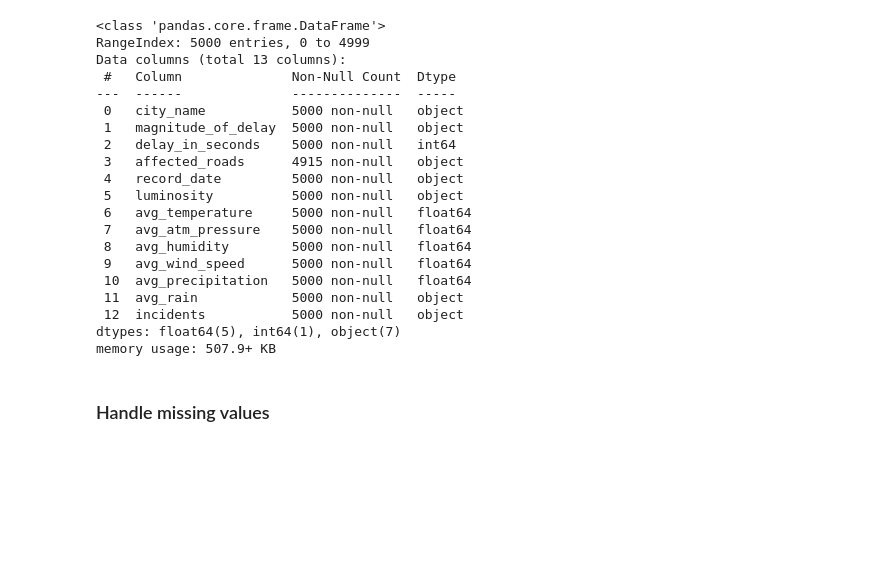
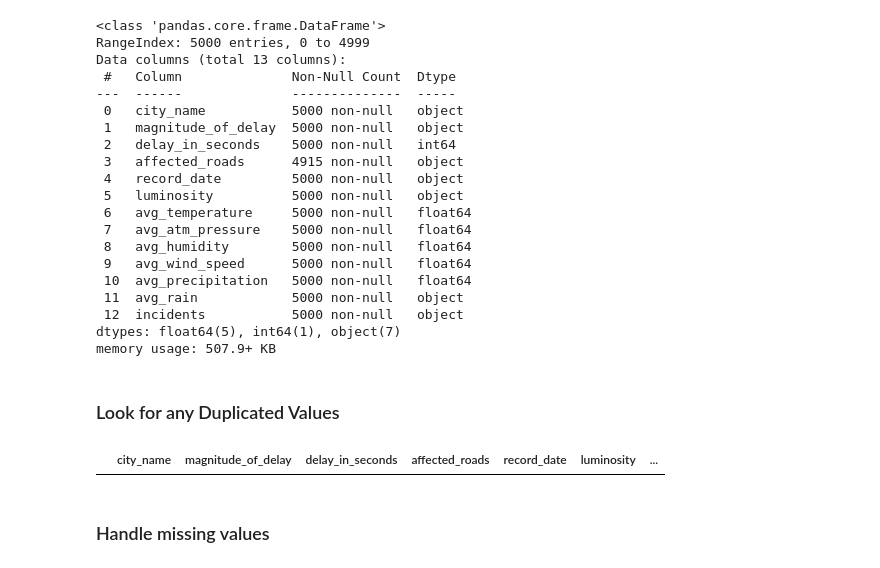
Before and after one commit to rsaSantos/DAA-Project, a Jupyter notebook: Task 2 (Competition)/DataPreparation.ipynb, the cells around one changed output. Saved outputs shown, nothing was run; the diff lists cells and outputs as text; code cells hidden in the pictures; blank space fills up the shorter version.

```diff
--- a/Task 2 (Competition)/DataPreparation.ipynb
+++ b/Task 2 (Competition)/DataPreparation.ipynb
@@ -129,6 +129,13 @@ Data columns (total 13 columns):
  12  incidents           5000 non-null   object
 dtypes: float64(5), int64(1), object(7)
 memory usage: 507.9+ KB
+# %% [markdown]
+### Look for any Duplicated Values
+# %%
+
+testingData[testingData.duplicated()]
+# %% [output]
+|  | city_name | magnitude_of_delay | delay_in_seconds | affected_roads | record_date | luminosity | ... |
 # %% [markdown]
 ### Handle missing values
 # %%
```
Also changed, not shown: parts of 11 cells of this notebook.
